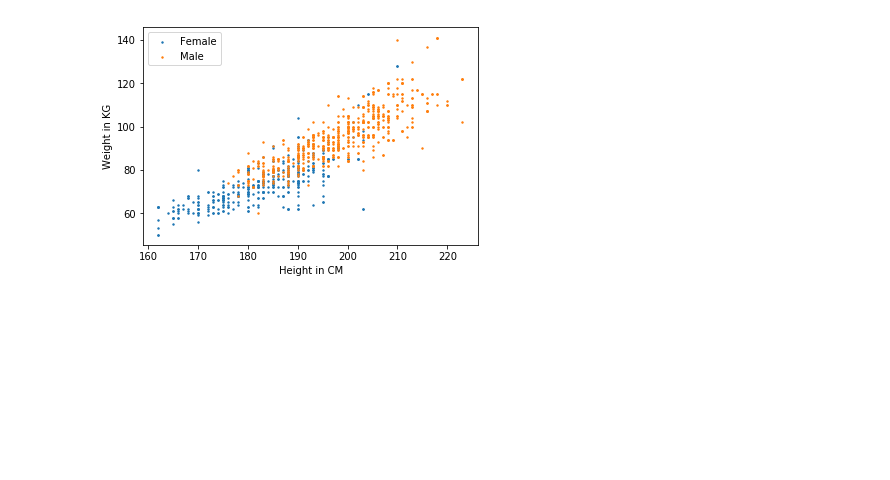
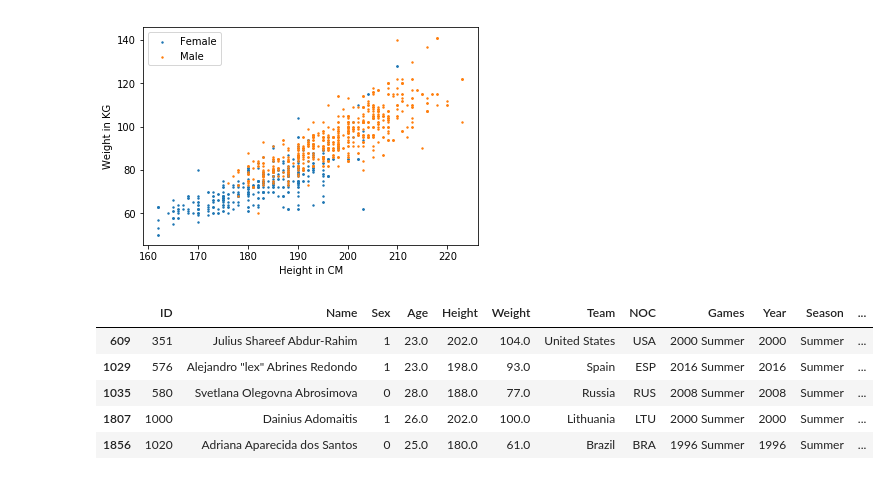
Before and after one commit to roksys/data-analysis, a Jupyter notebook: clustering.ipynb, the cells around one changed output. Saved outputs shown, nothing was run; the diff lists cells and outputs as text; code cells hidden in the pictures; blank space fills up the shorter version.

Commit message:
clustering improvements

```diff
--- a/clustering.ipynb
+++ b/clustering.ipynb
@@ -26,12 +26,25 @@ def dist(a, b, ax=1):
     # Euclidean Distance Caculator
     return np.linalg.norm(a - b, axis=ax)
 # %%
-# Number of clusters
+# Number of clusters for predicting athlete gender
 k = 2
 f1 = df['Height'].astype(float)
 f2 = df['Weight'].astype(float)
 # merging two columns into np array
 X = np.array(list(zip(f1, f2)))
+from sklearn.preprocessing import LabelEncoder
+labelEncoder = LabelEncoder()
+labelEncoder.fit(df['Sex'])
+df['Sex'] = labelEncoder.transform(df['Sex'])
+Y = np.array(df['Sex'])
+df.head()
+# %% [output]
+|  | ID | Name | Sex | Age | Height | Weight | Team | NOC | Games | Year | Season | ... |
+| 609 | 351 | Julius Shareef Abdur-Rahim | 1 | 23.0 | 202.0 | 104.0 | United States | USA | 2000 Summer | 2000 | Summer | ... |
+| 1029 | 576 | Alejandro "lex" Abrines Redondo | 1 | 23.0 | 198.0 | 93.0 | Spain | ESP | 2016 Summer | 2016 | Summer | ... |
+| 1035 | 580 | Svetlana Olegovna Abrosimova | 0 | 28.0 | 188.0 | 77.0 | Russia | RUS | 2008 Summer | 2008 | Summer | ... |
+| 1807 | 1000 | Dainius Adomaitis | 1 | 26.0 | 202.0 | 100.0 | Lithuania | LTU | 2000 Summer | 2000 | Summer | ... |
+| 1856 | 1020 | Adriana Aparecida dos Santos | 0 | 25.0 | 180.0 | 61.0 | Brazil | BRA | 1996 Summer | 1996 | Summer | ... |
 # %%
 C_X = np.random.randint(np.min(f1), np.max(f1), size=k)
 C_Y = np.random.randint(np.min(f2), np.max(f2), size=k)
```
Also changed, not shown: parts of 14 cells of this notebook.
